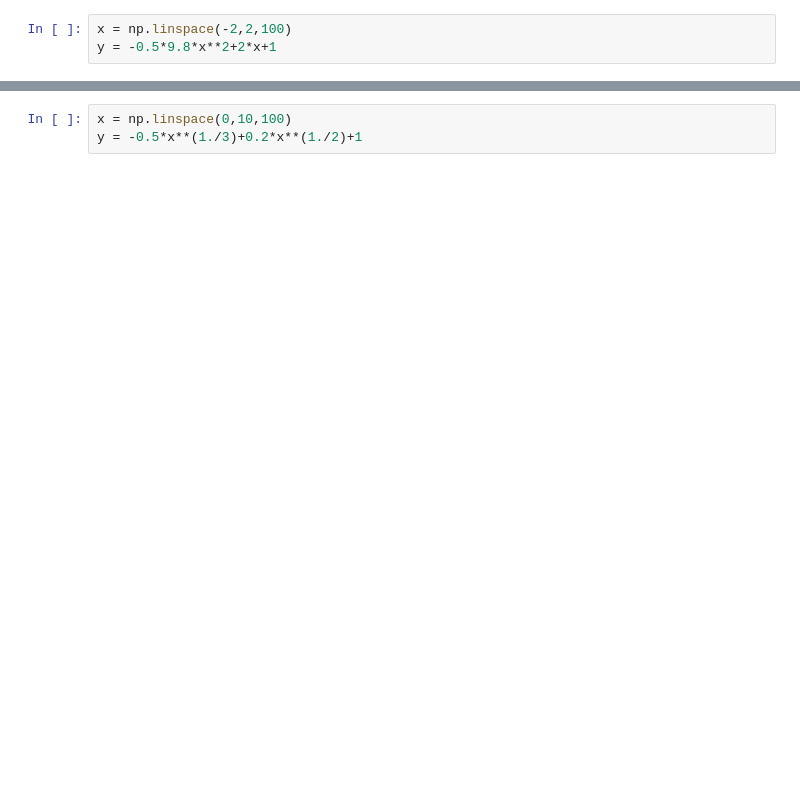
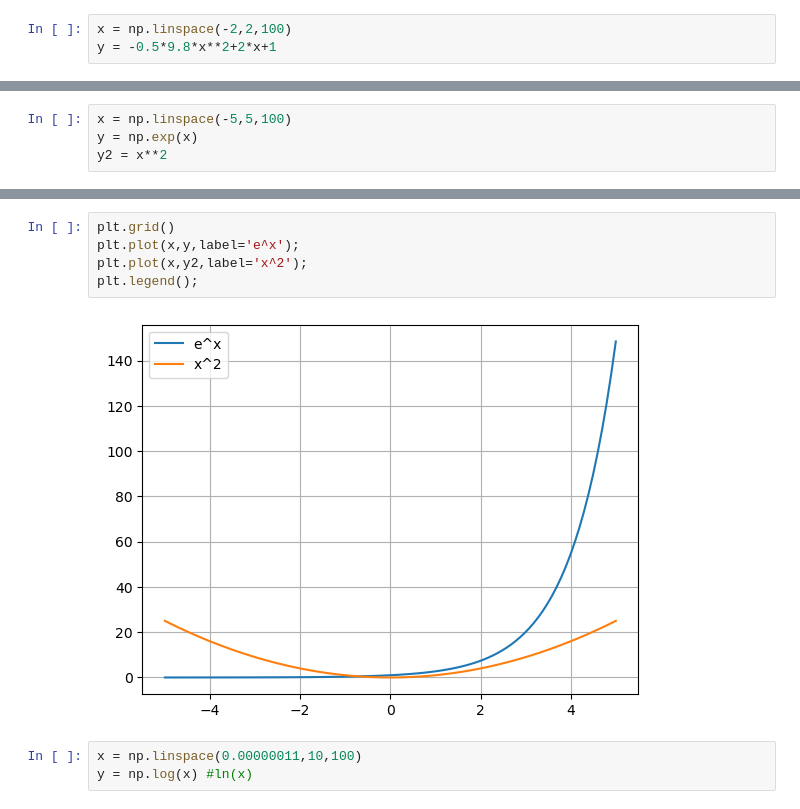
Before and after one commit to KAUSHAL0391/CSMLab, a Jupyter notebook: test.ipynb, the cells around one changed output, grey strips where cells are left out. Drawn from its saved outputs; the diff is of its cells as text; blank space fills up the shorter version.

```diff
--- a/test.ipynb
+++ b/test.ipynb
@@ -23,0 +26,4 @@ AttributeError: module 'matplotlib' has no attribute 'axhline'
+# %%
+x = np.linspace(-5,5,100)
+y = np.exp(x)
+y2 = x**2
@@ -24,3 +38,10 @@ AttributeError: module 'matplotlib' has no attribute 'axhline'
+# %%
+plt.grid()
+plt.plot(x,y,label='e^x');
+plt.plot(x,y2,label='x^2');
+plt.legend();
+# %% [output]
+[figure, added]
 # %%
-x = np.linspace(0,10,100)
-y = -0.5*x**(1./3)+0.2*x**(1./2)+1
+x = np.linspace(0.00000011,10,100)
+y = np.log(x) #ln(x)
```
Also changed, not shown: parts of 22 cells of this notebook.
